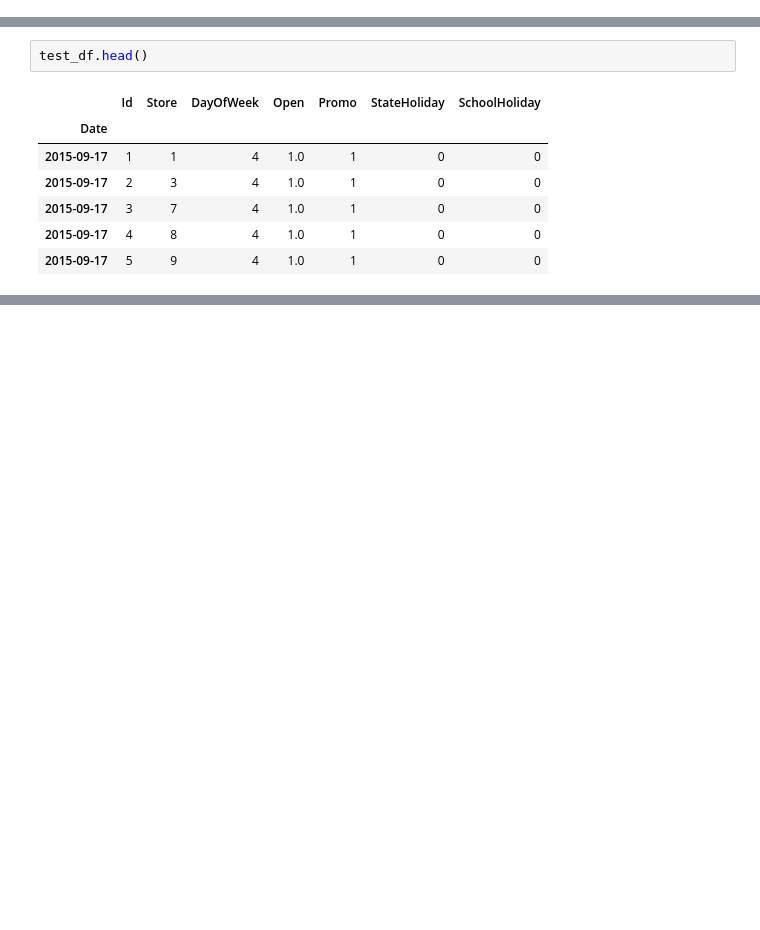
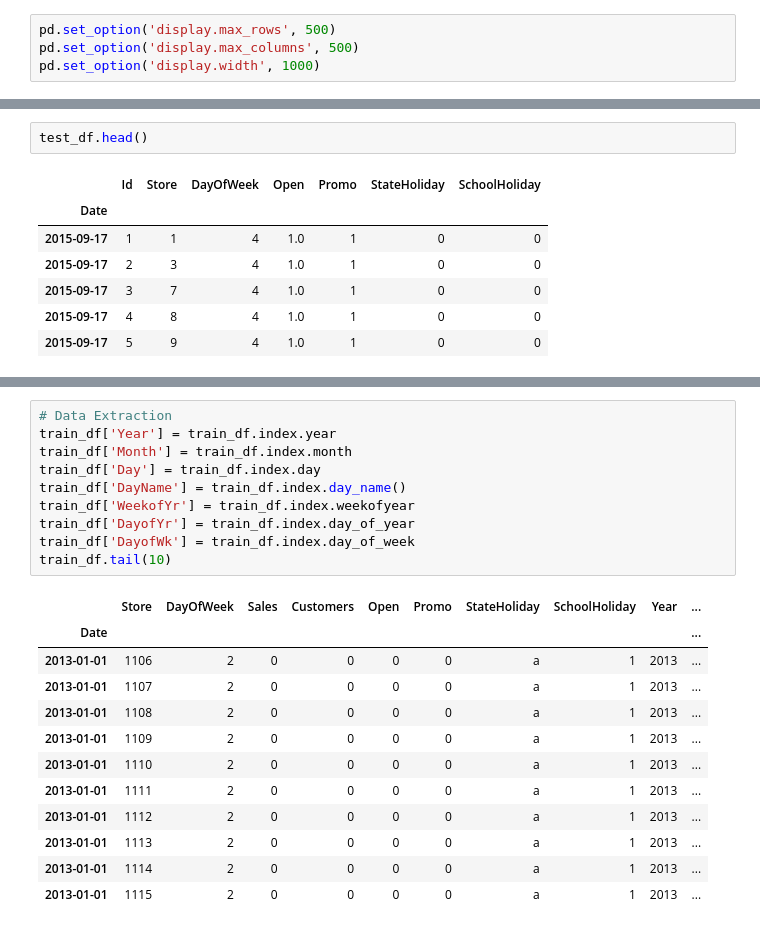
Before and after one commit to factorwonk/complexica_rossman, a Jupyter notebook: rossman-eda.ipynb, the cells around one changed output, grey strips where cells are left out. Cells and saved outputs as stored; diff of their text form; blank space fills up the shorter version.

```diff
--- a/rossman-eda.ipynb
+++ b/rossman-eda.ipynb
@@ -14,6 +16,10 @@ from datetime import datetime as dt
 
 warnings.filterwarnings("ignore")
 %matplotlib inline
+# %%
+pd.set_option('display.max_rows', 500)
+pd.set_option('display.max_columns', 500)
+pd.set_option('display.width', 1000)
 # %%
 # Train Dataset
 train_df = pd.read_csv("./data/train.csv", parse_dates=True, low_memory=False, index_col='Date')
@@ -48,0 +106,23 @@ test_df.head()
+# %%
+# Data Extraction
+train_df['Year'] = train_df.index.year
+train_df['Month'] = train_df.index.month
+train_df['Day'] = train_df.index.day
+train_df['DayName'] = train_df.index.day_name()
+train_df['WeekofYr'] = train_df.index.weekofyear
+train_df['DayofYr'] = train_df.index.day_of_year
+train_df['DayofWk'] = train_df.index.day_of_week
+train_df.tail(10)
+# %% [output]
+|  | Store | DayOfWeek | Sales | Customers | Open | Promo | StateHoliday | SchoolHoliday | Year | ... |
+| Date |  |  |  |  |  |  |  |  |  | ... |
+| 2013-01-01 | 1106 | 2 | 0 | 0 | 0 | 0 | a | 1 | 2013 | ... |
+| 2013-01-01 | 1107 | 2 | 0 | 0 | 0 | 0 | a | 1 | 2013 | ... |
+| 2013-01-01 | 1108 | 2 | 0 | 0 | 0 | 0 | a | 1 | 2013 | ... |
+| 2013-01-01 | 1109 | 2 | 0 | 0 | 0 | 0 | a | 1 | 2013 | ... |
+| 2013-01-01 | 1110 | 2 | 0 | 0 | 0 | 0 | a | 1 | 2013 | ... |
+| 2013-01-01 | 1111 | 2 | 0 | 0 | 0 | 0 | a | 1 | 2013 | ... |
+| 2013-01-01 | 1112 | 2 | 0 | 0 | 0 | 0 | a | 1 | 2013 | ... |
+| 2013-01-01 | 1113 | 2 | 0 | 0 | 0 | 0 | a | 1 | 2013 | ... |
+| 2013-01-01 | 1114 | 2 | 0 | 0 | 0 | 0 | a | 1 | 2013 | ... |
+| 2013-01-01 | 1115 | 2 | 0 | 0 | 0 | 0 | a | 1 | 2013 | ... |
```
Also changed, not shown: parts of 27 cells of this notebook.
